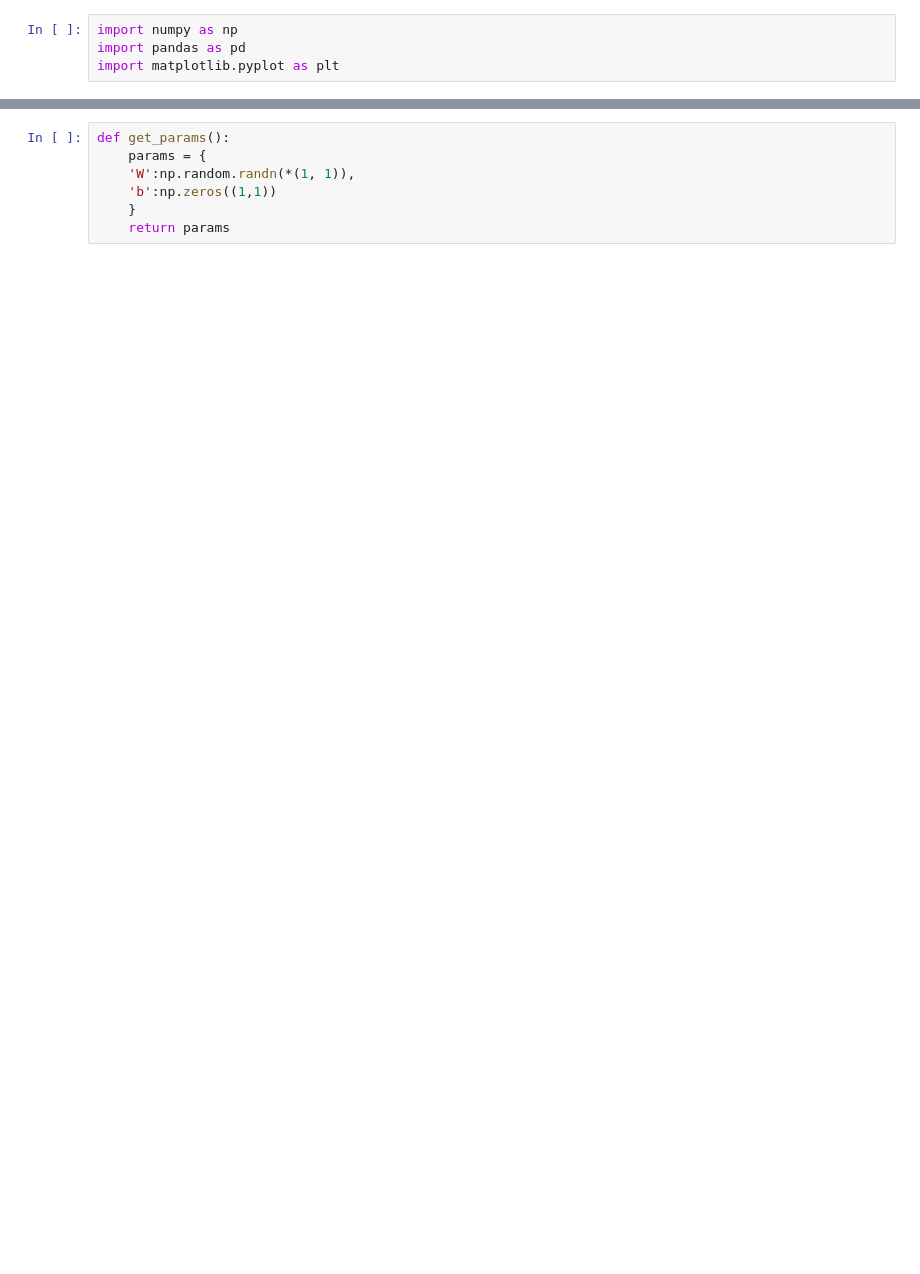
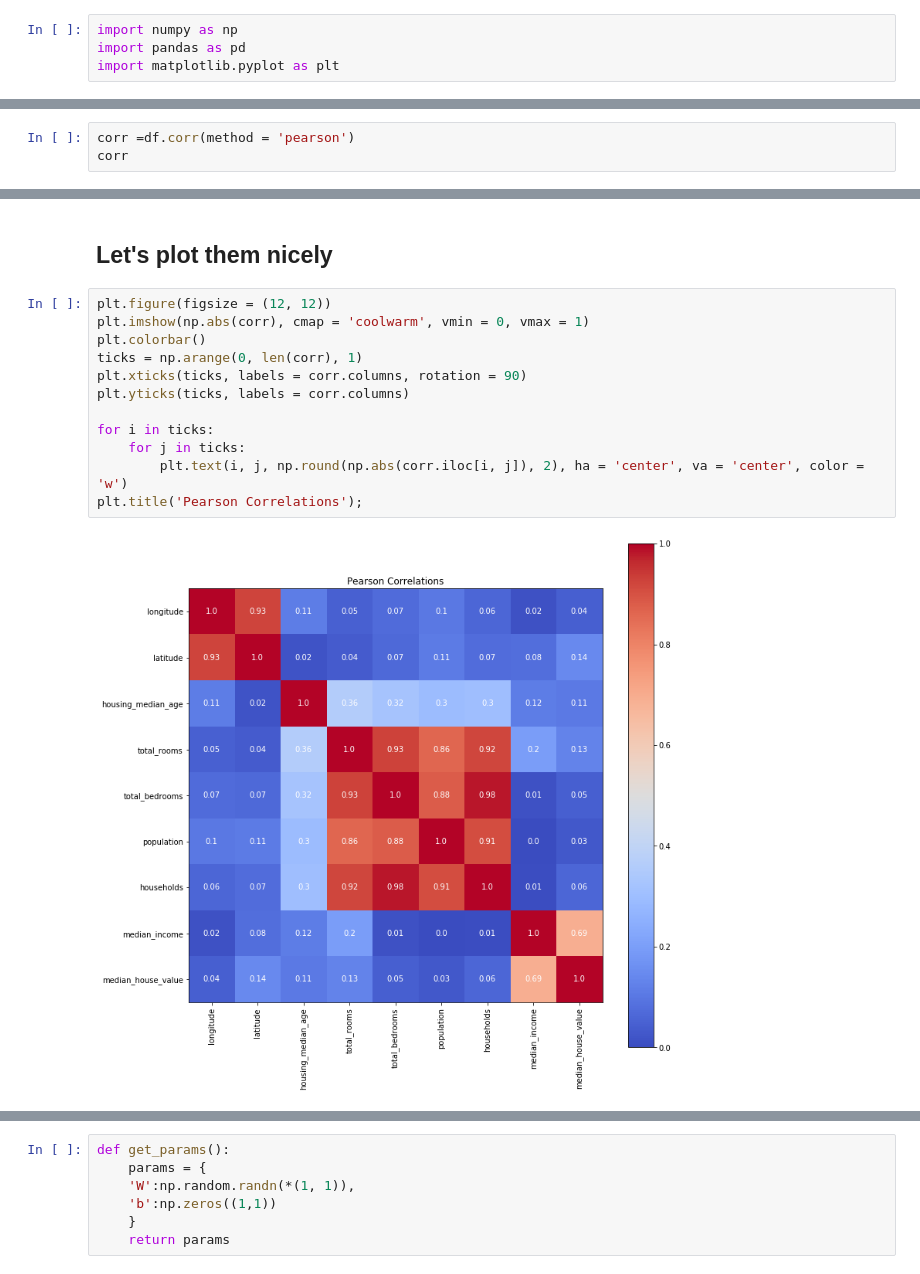
Before and after one commit to luisdiaz1997/DataScienceCourse, a Jupyter notebook: linearnp.ipynb, the cells around one changed output, grey strips where cells are left out. Saved outputs shown, nothing was run; the diff lists cells and outputs as text; blank space fills up the shorter version.

```diff
--- a/linearnp.ipynb
+++ b/linearnp.ipynb
@@ -21,0 +21,3 @@ plt.imshow(correlations)
+# %%
+corr =df.corr(method = 'pearson')
+corr
@@ -21,0 +35,16 @@ plt.imshow(correlations)
+# %% [markdown]
+## Let's plot them nicely
+# %%
+plt.figure(figsize = (12, 12))
+plt.imshow(np.abs(corr), cmap = 'coolwarm', vmin = 0, vmax = 1)
+plt.colorbar()
+ticks = np.arange(0, len(corr), 1)
+plt.xticks(ticks, labels = corr.columns, rotation = 90)
+plt.yticks(ticks, labels = corr.columns)
+
+for i in ticks:
+    for j in ticks:
+        plt.text(i, j, np.round(np.abs(corr.iloc[i, j]), 2), ha = 'center', va = 'center', color = 'w')
+plt.title('Pearson Correlations');
+# %% [output]
+[figure, added]
```
Also changed, not shown: parts of 39 cells of this notebook.
